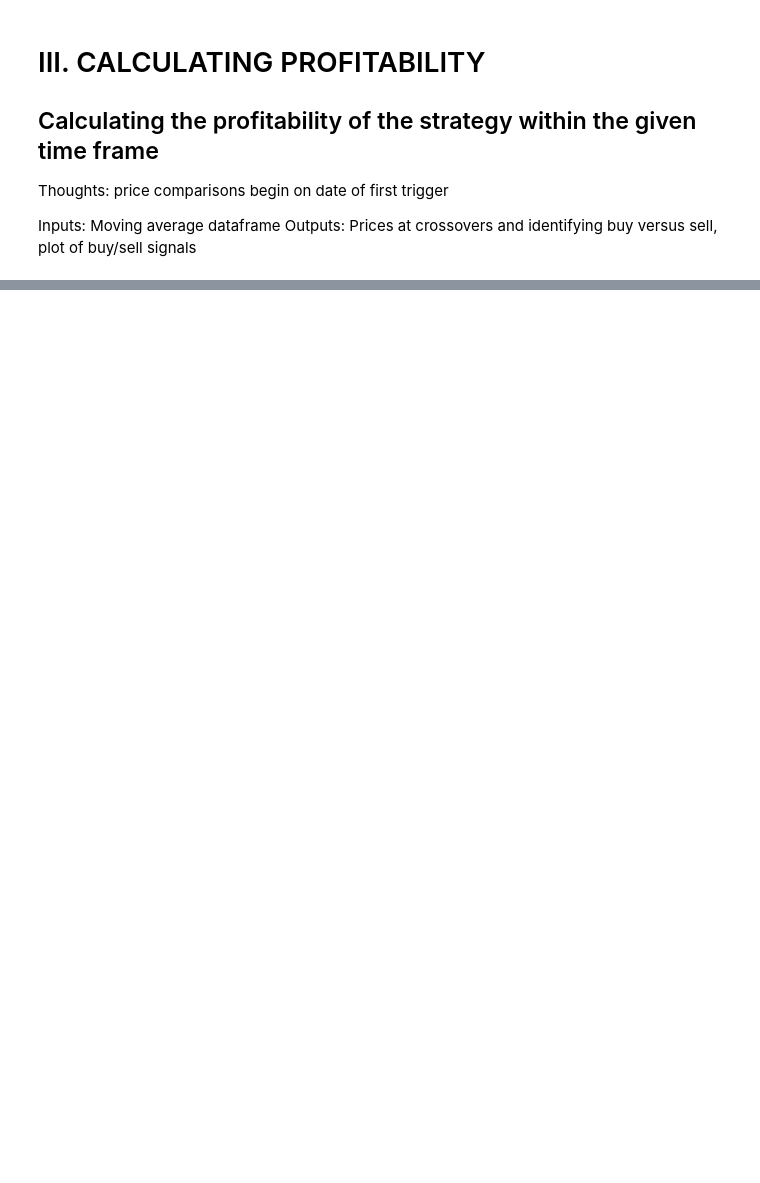
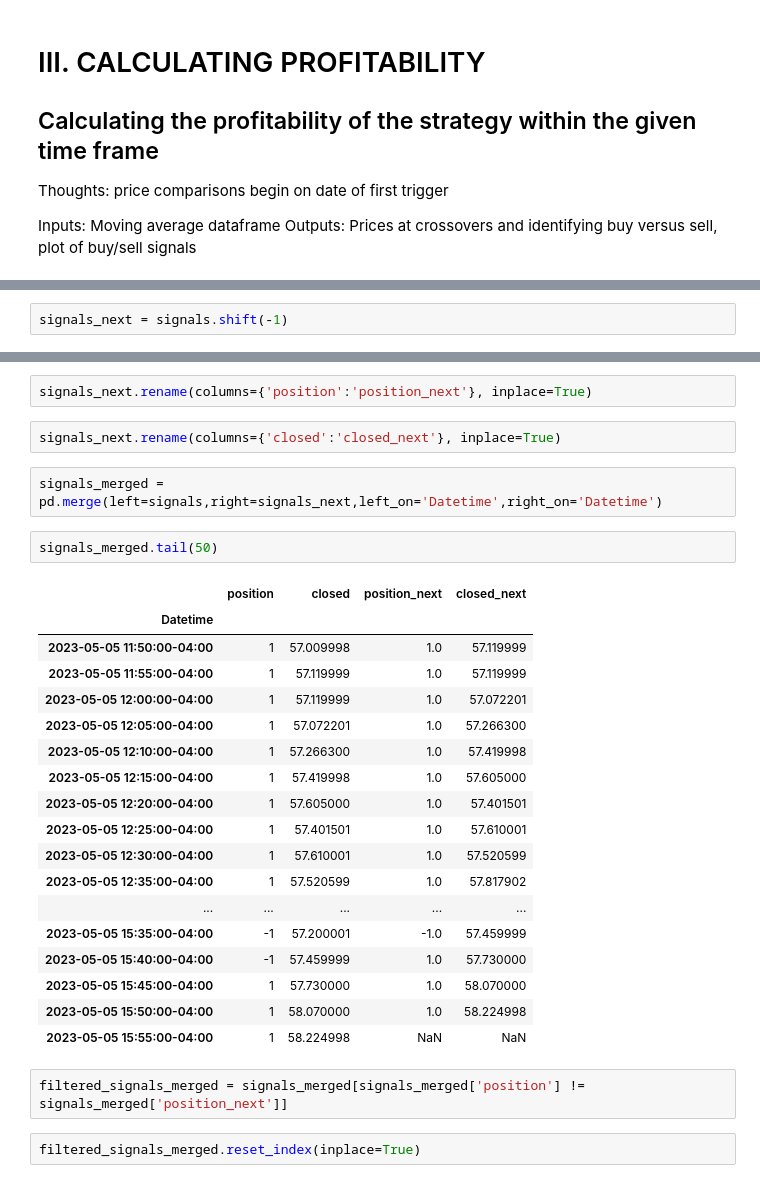
Before and after one commit to rolvera05/CrossoverPro, a Jupyter notebook: source.ipynb, the cells around one changed output, grey strips where cells are left out. Saved outputs shown, nothing was run; the diff lists cells and outputs as text; blank space fills up the shorter version.

```diff
--- a/source.ipynb
+++ b/source.ipynb
@@ -296,0 +262,2 @@ Name: medium_ema, Length: 520, dtype: float64
+# %%
+signals_next = signals.shift(-1)
@@ -296,0 +281,31 @@ Name: medium_ema, Length: 520, dtype: float64
+# %%
+signals_next.rename(columns={'position':'position_next'}, inplace=True)
+# %%
+signals_next.rename(columns={'closed':'closed_next'}, inplace=True)
+# %%
+signals_merged = pd.merge(left=signals,right=signals_next,left_on='Datetime',right_on='Datetime')
+# %%
+signals_merged.tail(50)
+# %% [output]
+|  | position | closed | position_next | closed_next |
+| Datetime |  |  |  |  |
+| 2023-05-05 11:50:00-04:00 | 1 | 57.009998 | 1.0 | 57.119999 |
+| 2023-05-05 11:55:00-04:00 | 1 | 57.119999 | 1.0 | 57.119999 |
+| 2023-05-05 12:00:00-04:00 | 1 | 57.119999 | 1.0 | 57.072201 |
+| 2023-05-05 12:05:00-04:00 | 1 | 57.072201 | 1.0 | 57.266300 |
+| 2023-05-05 12:10:00-04:00 | 1 | 57.266300 | 1.0 | 57.419998 |
+| 2023-05-05 12:15:00-04:00 | 1 | 57.419998 | 1.0 | 57.605000 |
+| 2023-05-05 12:20:00-04:00 | 1 | 57.605000 | 1.0 | 57.401501 |
+| 2023-05-05 12:25:00-04:00 | 1 | 57.401501 | 1.0 | 57.610001 |
+| 2023-05-05 12:30:00-04:00 | 1 | 57.610001 | 1.0 | 57.520599 |
+| 2023-05-05 12:35:00-04:00 | 1 | 57.520599 | 1.0 | 57.817902 |
+| ... | ... | ... | ... | ... |
+| 2023-05-05 15:35:00-04:00 | -1 | 57.200001 | -1.0 | 57.459999 |
+| 2023-05-05 15:40:00-04:00 | -1 | 57.459999 | 1.0 | 57.730000 |
+| 2023-05-05 15:45:00-04:00 | 1 | 57.730000 | 1.0 | 58.070000 |
+| 2023-05-05 15:50:00-04:00 | 1 | 58.070000 | 1.0 | 58.224998 |
+| 2023-05-05 15:55:00-04:00 | 1 | 58.224998 | NaN | NaN |
+# %%
+filtered_signals_merged = signals_merged[signals_merged['position'] != signals_merged['position_next']]
+# %%
+filtered_signals_merged.reset_index(inplace=True)
```
Also changed, not shown: parts of 30 cells of this notebook.
